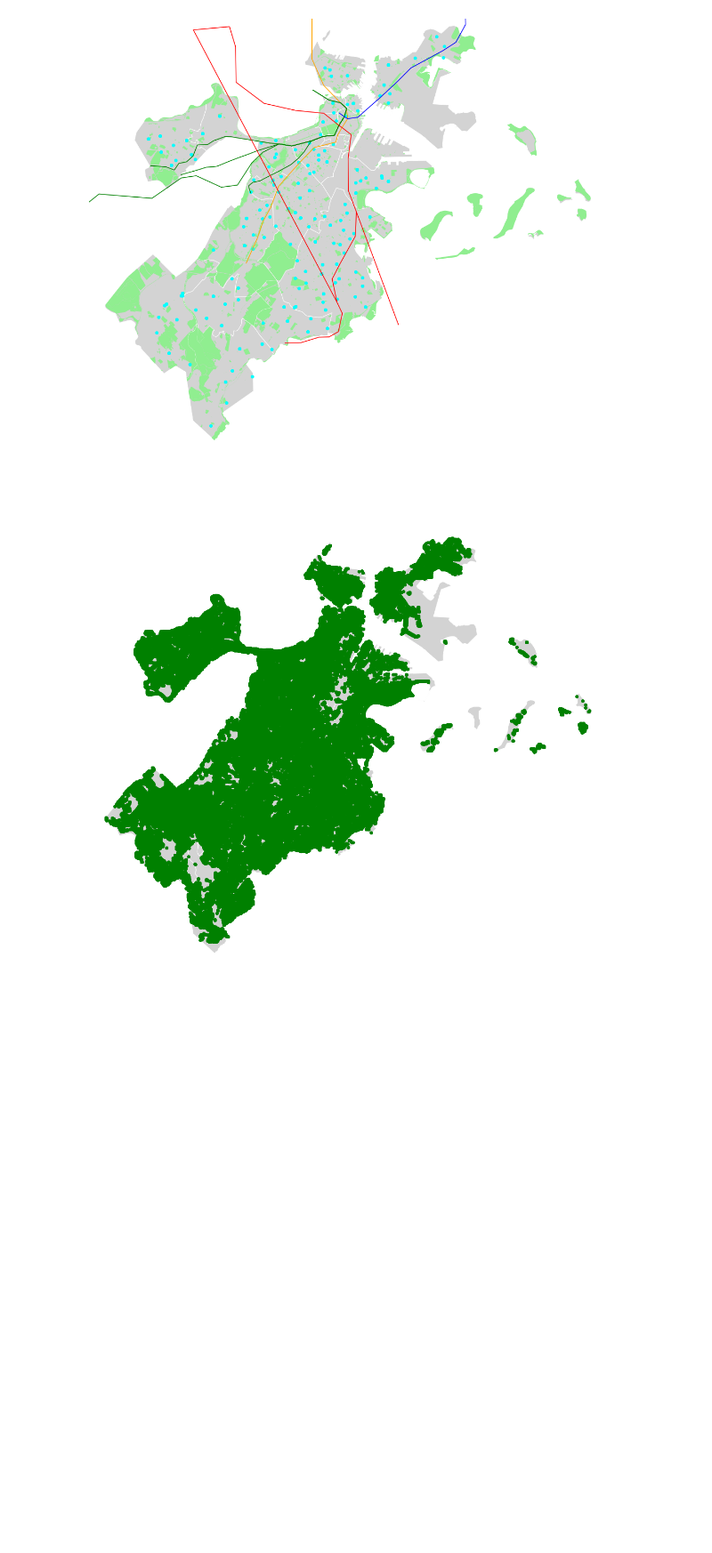
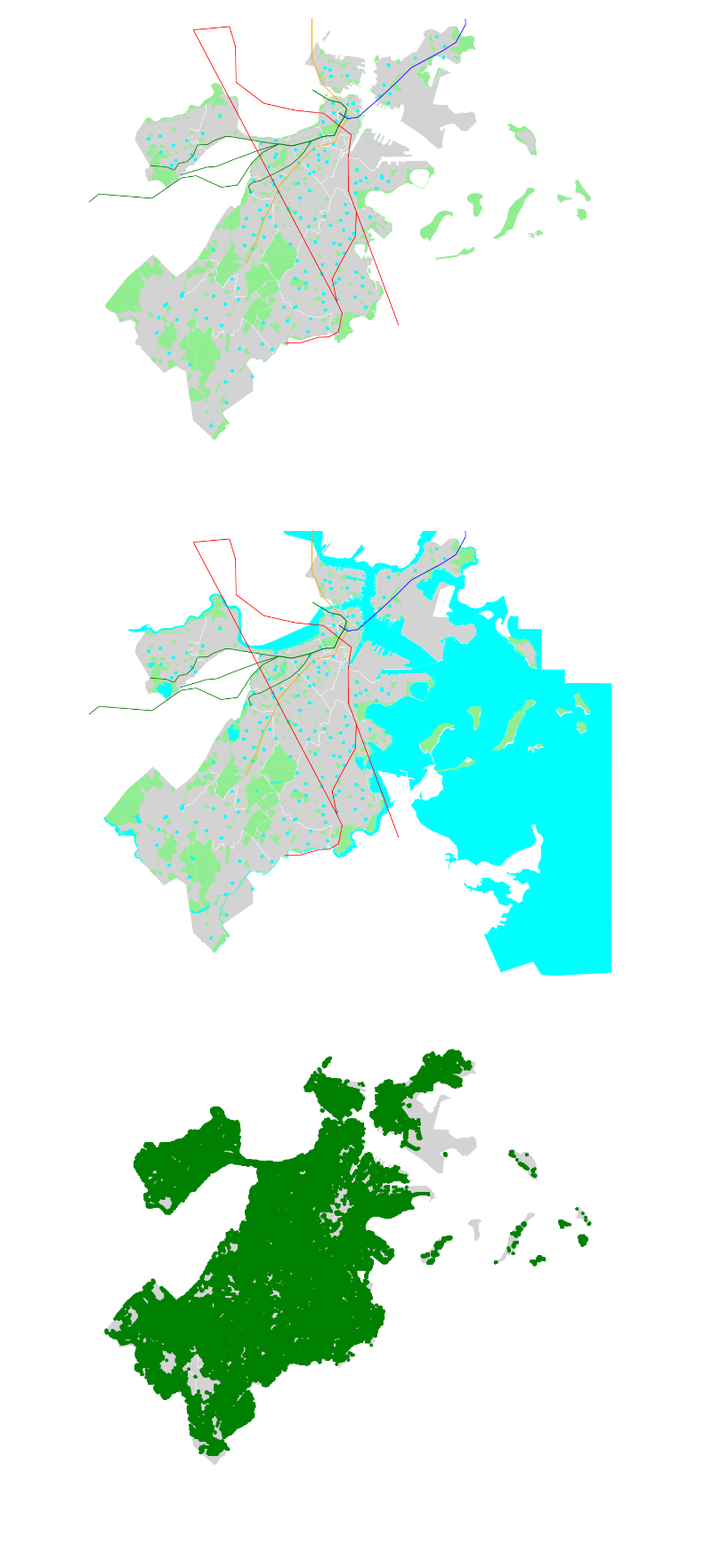
Before and after one commit to broussardjojo/bvr2, a Jupyter notebook: main.ipynb, the cells around one changed output. Shown at 89% size. Drawn from its saved outputs; the diff is of its cells as text; code cells hidden in the pictures; blank space fills up the shorter version.

Commit message:
Final few visualizations, refactor main into sexier order

```diff
--- a/main.ipynb
+++ b/main.ipynb
@@ -70,6 +63,15 @@ ax = add_subway(ax)
 save_as(ax, "openSpaceAndPollsAndSubways")
 # %% [output]
 [figure]
+# %%
+# And water too!
+ax = init(20, 20, 'white', 'lightgray')
+ax = add_open_space(ax, "lightgreen")
+ax = add_visualization(ax, "datasets/Hydrography__Polygon.geojson", "aqua")
+ax = add_polling_locations(ax, "cyan")
+ax = add_subway(ax)
+# %% [output]
+[figure, added]
 # %%
 # Show me trees?
 ax = init(20, 20, 'white', 'lightgray')
```
Also changed, not shown: parts of 8 cells of this notebook, 5 other files.
